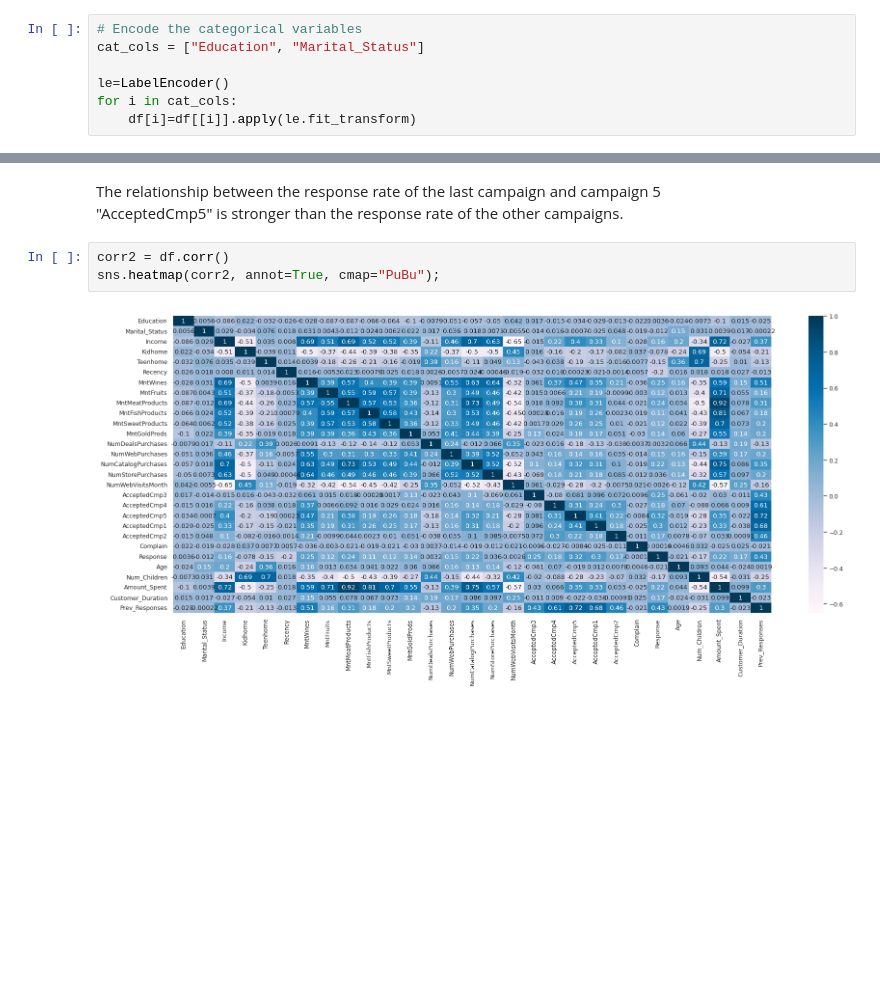
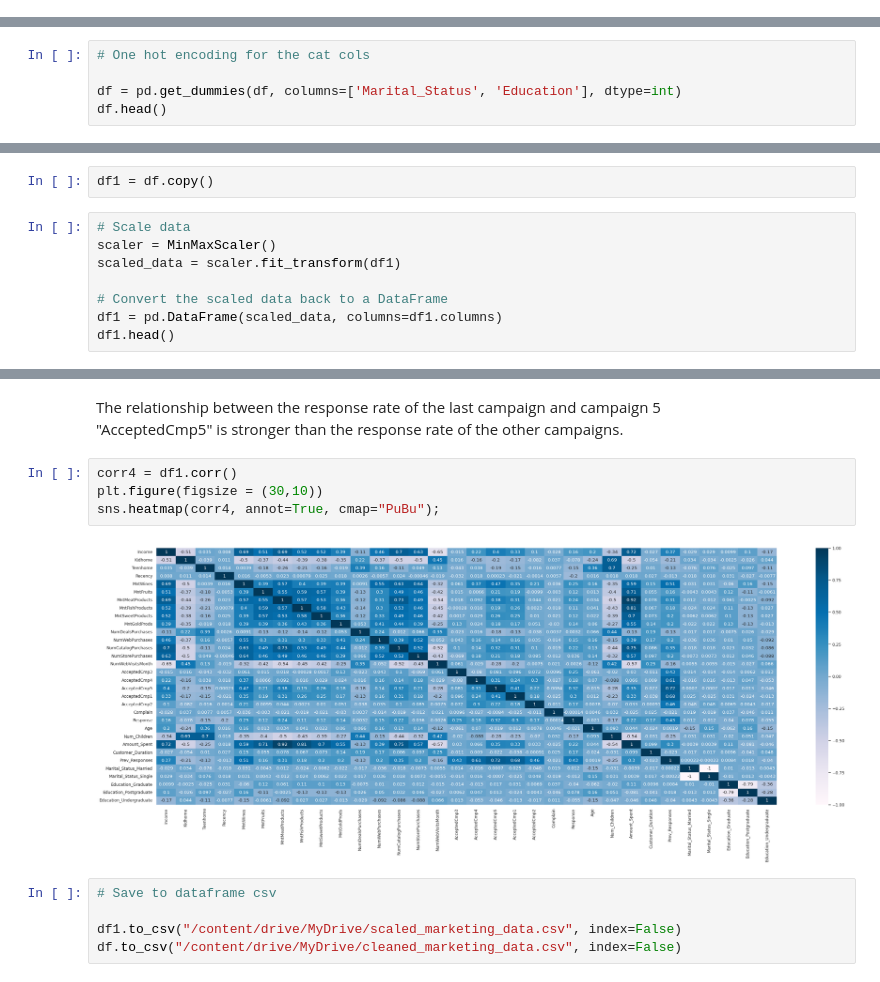
Before and after one commit to PerisN/Campaign_Marketing_Analytics, a Jupyter notebook: notebooks/customer_profile_analysis.ipynb, the cells around one changed output, grey strips where cells are left out. Drawn from its saved outputs; the diff is of its cells as text; blank space fills up the shorter version.

Commit message:
save cleaned and normalized data to csv

```diff
--- a/notebooks/customer_profile_analysis.ipynb
+++ b/notebooks/customer_profile_analysis.ipynb
@@ -443,10 +450,3 @@ grid.fig.suptitle("Income distribution by Marital Status and Education");
 sns.pairplot(df, vars=["Age", "Income", "Amount_Spent", "Num_Children"], hue="Response", palette=palette);
 # %% [output]
 [figure]
-# %%
-# Encode the categorical variables
-cat_cols = ["Education", "Marital_Status"]
-
-le=LabelEncoder()
-for i in cat_cols:
-    df[i]=df[[i]].apply(le.fit_transform)
@@ -452,0 +456,5 @@ for i in cat_cols:
+# %%
+# One hot encoding for the cat cols
+
+df = pd.get_dummies(df, columns=['Marital_Status', 'Education'], dtype=int)
+df.head()
@@ -452,0 +469,10 @@ for i in cat_cols:
+# %%
+df1 = df.copy()
+# %%
+# Scale data
+scaler = MinMaxScaler()
+scaled_data = scaler.fit_transform(df1)
+
+# Convert the scaled data back to a DataFrame
+df1 = pd.DataFrame(scaled_data, columns=df1.columns)
+df1.head()
@@ -474,7 +516,13 @@ Name: Response, dtype: float64
 The relationship between the response rate of the last campaign and campaign 5
  "AcceptedCmp5"  is stronger than the response rate of the other campaigns.
 # %%
-corr2 = df.corr()
-sns.heatmap(corr2, annot=True, cmap="PuBu");
+corr4 = df1.corr()
+plt.figure(figsize = (30,10))
+sns.heatmap(corr4, annot=True, cmap="PuBu");
 # %% [output]
-[figure, old version]
+[figure, new version]
+# %%
+# Save to dataframe csv
+
+df1.to_csv("/content/drive/MyDrive/scaled_marketing_data.csv", index=False)
+df.to_csv("/content/drive/MyDrive/cleaned_marketing_data.csv", index=False)
```
Also changed, not shown: parts of 11 cells of this notebook.
